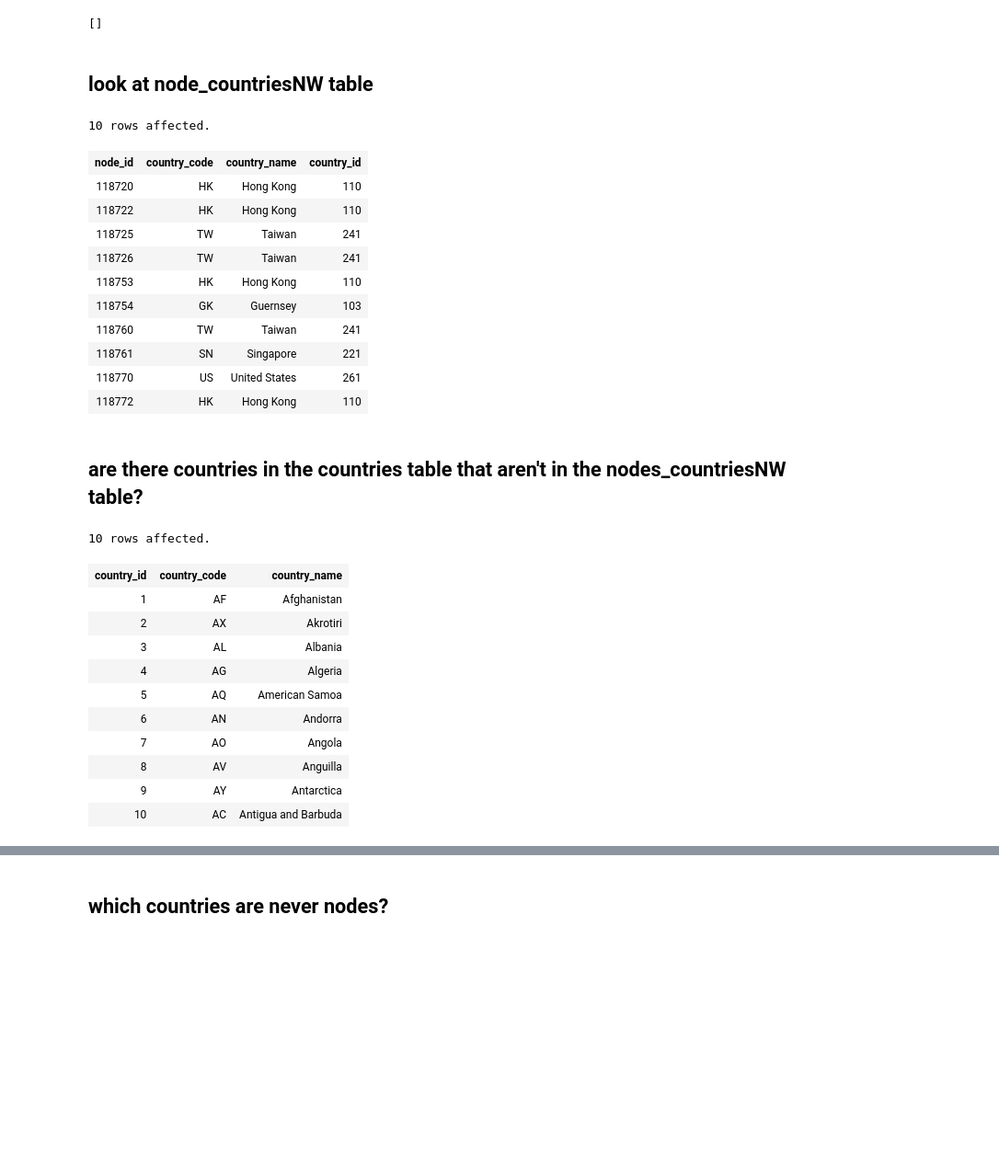
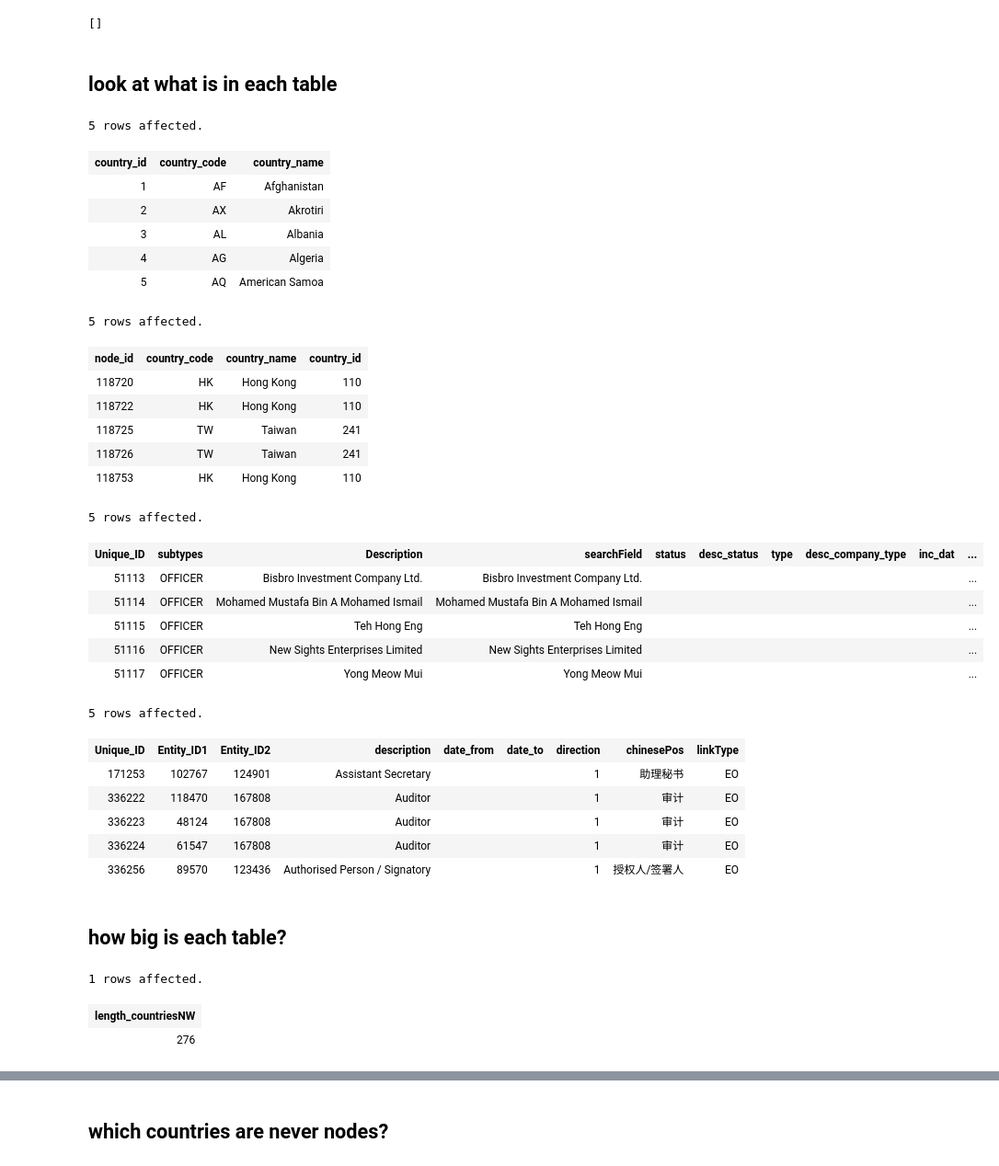
Before and after one commit to stephgline/sql_challenge_exploring_offshoreleaks, a Jupyter notebook: 4.8.16panama_papers.ipynb, the cells around one changed output, grey strips where cells are left out. Shown at 92% size. Cells and saved outputs as stored; diff of their text form; code cells hidden in the pictures; blank space fills up the shorter version.

```diff
--- a/4.8.16panama_papers.ipynb
+++ b/4.8.16panama_papers.ipynb
@@ -115,38 +115,57 @@ ENCLOSED BY '"'
 LINES TERMINATED BY '\r\n'
 IGNORE 1 ROWS;
 # %% [markdown]
-## look at node_countriesNW table
+## look at what is in each table
+# %%
+%%sql
+select * from countriesNW limit 5;
+# %% [output]
+5 rows affected.
+| country_id | country_code | country_name |
+| 1 | AF | Afghanistan |
+| 2 | AX | Akrotiri |
+| 3 | AL | Albania |
+| 4 | AG | Algeria |
+| 5 | AQ | American Samoa |
 # %%
 %%sql
-select * from node_countriesNW limit 10;
+select * from node_countriesNW limit 5;
 # %% [output]
-10 rows affected.
+5 rows affected.
 | node_id | country_code | country_name | country_id |
 | 118720 | HK | Hong Kong | 110 |
 | 118722 | HK | Hong Kong | 110 |
 | 118725 | TW | Taiwan | 241 |
 | 118726 | TW | Taiwan | 241 |
 | 118753 | HK | Hong Kong | 110 |
-| 118754 | GK | Guernsey | 103 |
-| 118760 | TW | Taiwan | 241 |
-| 118761 | SN | Singapore | 221 |
-| 118770 | US | United States | 261 |
-| 118772 | HK | Hong Kong | 110 |
-# %% [markdown]
-## are there countries in the countries table that aren't in the nodes_countriesNW table?
 # %%
 %%sql
-select * from countriesNW LIMIT 10;
+select * from nodesNW limit 5;
 # %% [output]
-10 rows affected.
+5 rows affected.
-| country_id | country_code | country_name |
-| 1 | AF | Afghanistan |
-| 2 | AX | Akrotiri |
-| 3 | AL | Albania |
-| 4 | AG | Algeria |
-| 5 | AQ | American Samoa |
-| 6 | AN | Andorra |
-| 7 | AO | Angola |
-| 8 | AV | Anguilla |
-| 9 | AY | Antarctica |
-| 10 | AC | Antigua and Barbuda |
+| Unique_ID | subtypes | Description | searchField | status | desc_status | type | desc_company_type | inc_dat | ... |
+| 51113 | OFFICER | Bisbro Investment Company Ltd. | Bisbro Investment Company Ltd. |  |  |  |  |  | ... |
+| 51114 | OFFICER | Mohamed Mustafa Bin A Mohamed Ismail | Mohamed Mustafa Bin A Mohamed Ismail |  |  |  |  |  | ... |
+| 51115 | OFFICER | Teh Hong Eng | Teh Hong Eng |  |  |  |  |  | ... |
+| 51116 | OFFICER | New Sights Enterprises Limited | New Sights Enterprises Limited |  |  |  |  |  | ... |
+| 51117 | OFFICER | Yong Meow Mui | Yong Meow Mui |  |  |  |  |  | ... |
+# %%
+%%sql
+select * from edges_1DNW2 limit 5;
+# %% [output]
+5 rows affected.
+| Unique_ID | Entity_ID1 | Entity_ID2 | description | date_from | date_to | direction | chinesePos | linkType |
+| 171253 | 102767 | 124901 | Assistant Secretary |  |  | 1 | 助理秘书 | EO |
+| 336222 | 118470 | 167808 | Auditor |  |  | 1 | 审计 | EO |
+| 336223 | 48124 | 167808 | Auditor |  |  | 1 | 审计 | EO |
+| 336224 | 61547 | 167808 | Auditor |  |  | 1 | 审计 | EO |
+| 336256 | 89570 | 123436 | Authorised Person / Signatory |  |  | 1 | 授权人/签署人 | EO |
+# %% [markdown]
+## how big is each table?
+# %%
+%%sql
+SELECT COUNT(*) AS length_countriesNW FROM countriesNW;
+# %% [output]
+1 rows affected.
+| length_countriesNW |
+| 276 |
```
Also changed, not shown: parts of 8 cells of this notebook.
